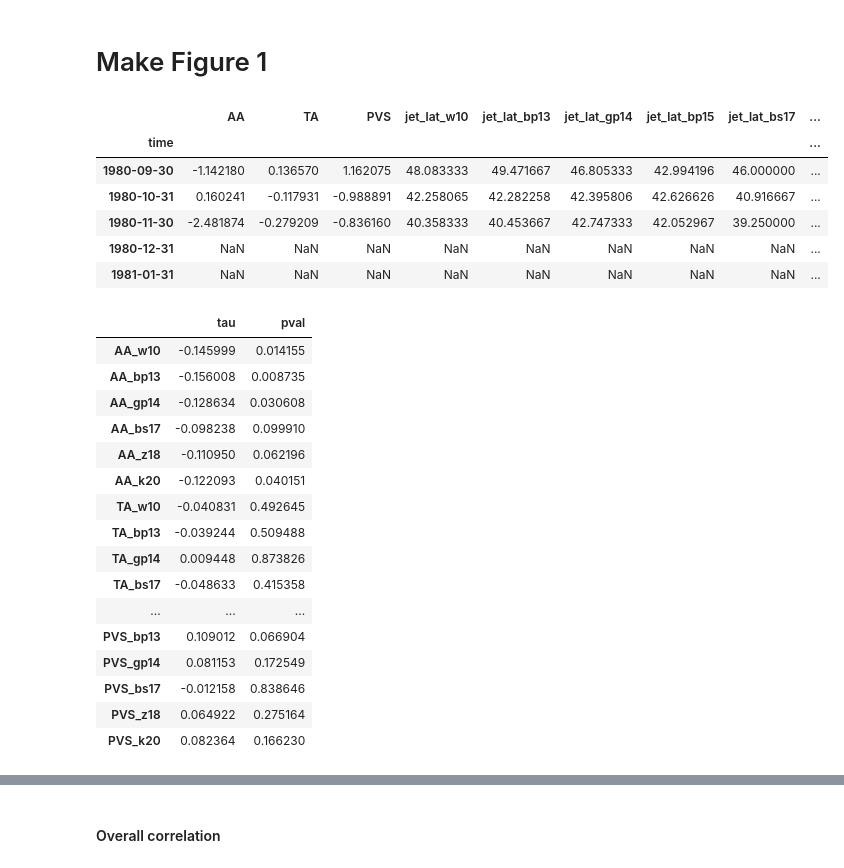
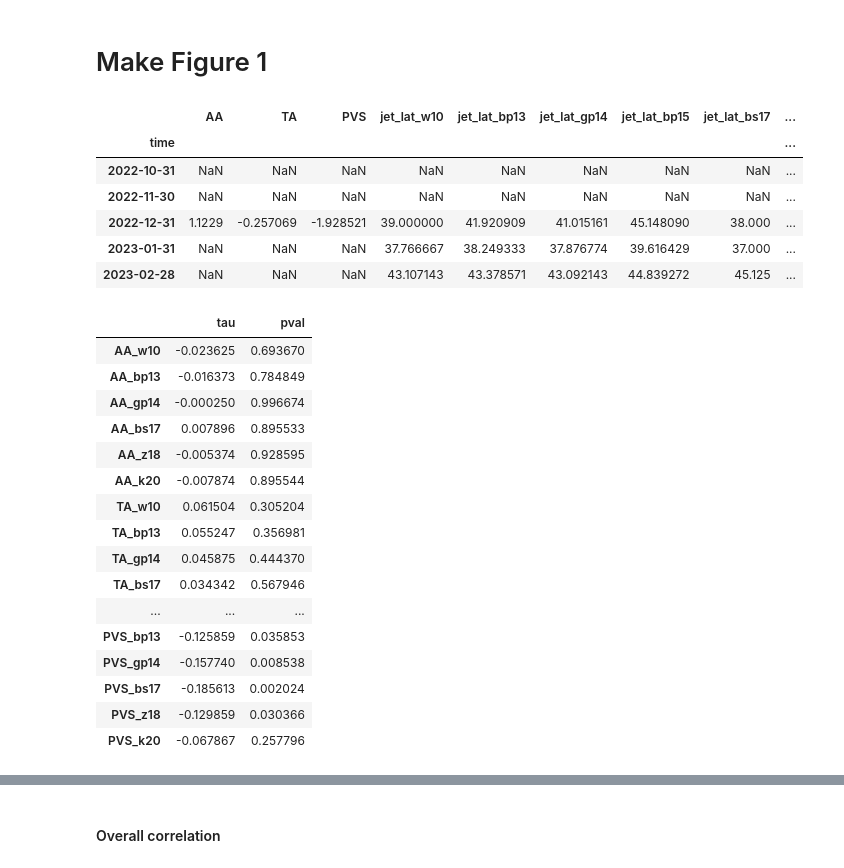
Before and after one commit to Thomasjkeel/uncertainty-in-npac-jet-shift, a Jupyter notebook: Figure_1-season.ipynb, the cells around one changed output, grey strips where cells are left out. Saved outputs shown, nothing was run; the diff lists cells and outputs as text; code cells hidden in the pictures.

```diff
--- a/Figure_1-season.ipynb
+++ b/Figure_1-season.ipynb
@@ -16,10 +16,10 @@ import pymannkendall
 import matplotlib.pyplot as plt
 import seaborn as sns
 # %%
-START_YEAR = "1980"
-END_YEAR = "2023"
-MONTHS_TO_USE = [9, 10, 11]
-SEASON_NAME = 'SON'
+START_YEAR = "1980-03"
+END_YEAR = "2023-12"
+MONTHS_TO_USE = [12, 1, 2]
+SEASON_NAME = 'DJF'
 # %%
 era_npac_day_dict = {}
 
@@ -96,6 +96,8 @@ clim_data['AA'] =  (AA_data_mean.groupby('time.dayofyear') - AA_data_mean.groupb
 clim_data['TA'] =  (TA_data_mean.groupby('time.dayofyear') - TA_data_mean.groupby('time.dayofyear').mean('time')).to_dataframe()['t'] # TA_data_mean['t'].to_dataframe()['t']
 clim_data['PVS'] =  (PVS_data_mean.groupby('time.dayofyear') - PVS_data_mean.groupby('time.dayofyear').mean('time')).to_dataframe()['u'] # PVS_data_mean['u'].to_dataframe()['u']
 all_data = pd.concat([clim_data, metric_data], axis=1)
+# %%
+all_data = all_data[START_YEAR: END_YEAR]
 # %%
 def get_linear_reg_slope(data, col_name):
     lin_reg_data = prepare_data_for_linear_reg(data, col_name)
@@ -124,15 +126,15 @@ def linear_reg_slope(data):
 # %%
 all_data_1m_resampled = all_data.resample('1m').mean()
 # %%
-all_data_1m_resampled.head()
+all_data_1m_resampled.tail()
 # %% [output]
 |  | AA | TA | PVS | jet_lat_w10 | jet_lat_bp13 | jet_lat_gp14 | jet_lat_bp15 | jet_lat_bs17 | ... |
 | time |  |  |  |  |  |  |  |  | ... |
-| 1980-09-30 | -1.142180 | 0.136570 | 1.162075 | 48.083333 | 49.471667 | 46.805333 | 42.994196 | 46.000000 | ... |
-| 1980-10-31 | 0.160241 | -0.117931 | -0.988891 | 42.258065 | 42.282258 | 42.395806 | 42.626626 | 40.916667 | ... |
-| 1980-11-30 | -2.481874 | -0.279209 | -0.836160 | 40.358333 | 40.453667 | 42.747333 | 42.052967 | 39.250000 | ... |
-| 1980-12-31 | NaN | NaN | NaN | NaN | NaN | NaN | NaN | NaN | ... |
-| 1981-01-31 | NaN | NaN | NaN | NaN | NaN | NaN | NaN | NaN | ... |
+| 2022-10-31 | NaN | NaN | NaN | NaN | NaN | NaN | NaN | NaN | ... |
+| 2022-11-30 | NaN | NaN | NaN | NaN | NaN | NaN | NaN | NaN | ... |
+| 2022-12-31 | 1.1229 | -0.257069 | -1.928521 | 39.000000 | 41.920909 | 41.015161 | 45.148090 | 38.000 | ... |
+| 2023-01-31 | NaN | NaN | NaN | 37.766667 | 38.249333 | 37.876774 | 39.616429 | 37.000 | ... |
+| 2023-02-28 | NaN | NaN | NaN | 43.107143 | 43.378571 | 43.092143 | 44.839272 | 45.125 | ... |
 # %%
 all_data_1m_resampled = all_data_1m_resampled.loc[all_data_1m_resampled.index.month.isin(MONTHS_TO_USE)]
 # %%
@@ -148,22 +150,22 @@ all_kendall_corr_df.columns = ['tau', 'pval']
 all_kendall_corr_df
 # %% [output]
 |  | tau | pval |
-| AA_w10 | -0.145999 | 0.014155 |
-| AA_bp13 | -0.156008 | 0.008735 |
-| AA_gp14 | -0.128634 | 0.030608 |
-| AA_bs17 | -0.098238 | 0.099910 |
-| AA_z18 | -0.110950 | 0.062196 |
-| AA_k20 | -0.122093 | 0.040151 |
-| TA_w10 | -0.040831 | 0.492645 |
-| TA_bp13 | -0.039244 | 0.509488 |
-| TA_gp14 | 0.009448 | 0.873826 |
-| TA_bs17 | -0.048633 | 0.415358 |
+| AA_w10 | -0.023625 | 0.693670 |
+| AA_bp13 | -0.016373 | 0.784849 |
+| AA_gp14 | -0.000250 | 0.996674 |
+| AA_bs17 | 0.007896 | 0.895533 |
+| AA_z18 | -0.005374 | 0.928595 |
+| AA_k20 | -0.007874 | 0.895544 |
+| TA_w10 | 0.061504 | 0.305204 |
+| TA_bp13 | 0.055247 | 0.356981 |
+| TA_gp14 | 0.045875 | 0.444370 |
+| TA_bs17 | 0.034342 | 0.567946 |
 | ... | ... | ... |
-| PVS_bp13 | 0.109012 | 0.066904 |
-| PVS_gp14 | 0.081153 | 0.172549 |
-| PVS_bs17 | -0.012158 | 0.838646 |
-| PVS_z18 | 0.064922 | 0.275164 |
-| PVS_k20 | 0.082364 | 0.166230 |
+| PVS_bp13 | -0.125859 | 0.035853 |
+| PVS_gp14 | -0.157740 | 0.008538 |
+| PVS_bs17 | -0.185613 | 0.002024 |
+| PVS_z18 | -0.129859 | 0.030366 |
+| PVS_k20 | -0.067867 | 0.257796 |
 # %%
 all_kendall_corr_df.head(7) ## all sig except TA_w10
 # %% [output]
```
Also changed, not shown: parts of 3 cells of this notebook, 31 other files.
